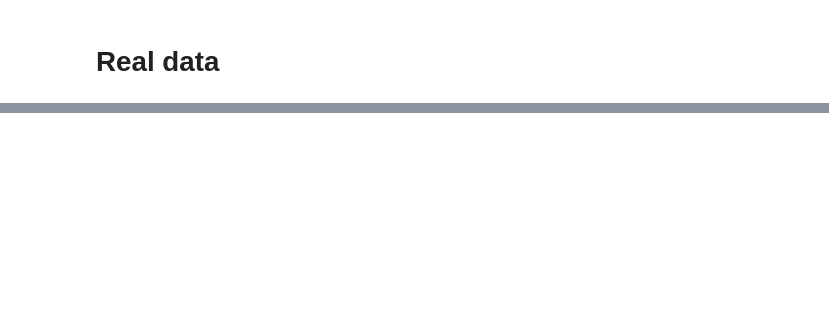
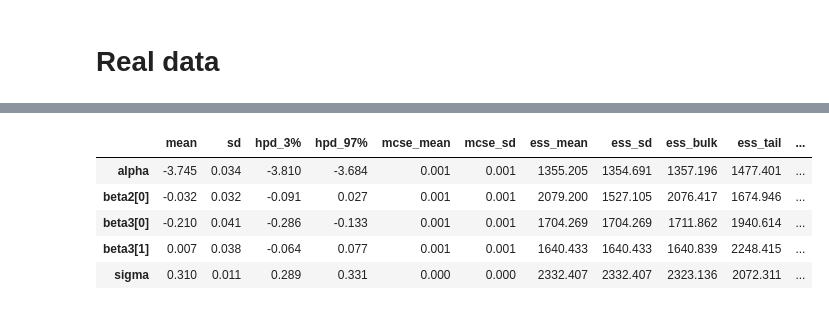
Before and after one commit to xbouteiller/FormanriskAnalysis, a Jupyter notebook: script/pymc3_mcmc_env.ipynb, the cells around one changed output, grey strips where cells are left out. Saved outputs shown, nothing was run; the diff lists cells and outputs as text; code cells hidden in the pictures; blank space fills up the shorter version.

```diff
--- a/script/pymc3_mcmc_env.ipynb
+++ b/script/pymc3_mcmc_env.ipynb
@@ -209,0 +202,10 @@ pm.traceplot(trace)
+# %%
+with basic_model:
+    display(arviz.summary(trace, round_to=3))
+# %% [output]
+|  | mean | sd | hpd_3% | hpd_97% | mcse_mean | mcse_sd | ess_mean | ess_sd | ess_bulk | ess_tail | ... |
+| alpha | -3.745 | 0.034 | -3.810 | -3.684 | 0.001 | 0.001 | 1355.205 | 1354.691 | 1357.196 | 1477.401 | ... |
+| beta2[0] | -0.032 | 0.032 | -0.091 | 0.027 | 0.001 | 0.001 | 2079.200 | 1527.105 | 2076.417 | 1674.946 | ... |
+| beta3[0] | -0.210 | 0.041 | -0.286 | -0.133 | 0.001 | 0.001 | 1704.269 | 1704.269 | 1711.862 | 1940.614 | ... |
+| beta3[1] | 0.007 | 0.038 | -0.064 | 0.077 | 0.001 | 0.001 | 1640.433 | 1640.433 | 1640.839 | 2248.415 | ... |
+| sigma | 0.310 | 0.011 | 0.289 | 0.331 | 0.000 | 0.000 | 2332.407 | 2332.407 | 2323.136 | 2072.311 | ... |
```
Also changed, not shown: parts of 18 cells of this notebook, 11 other files.
